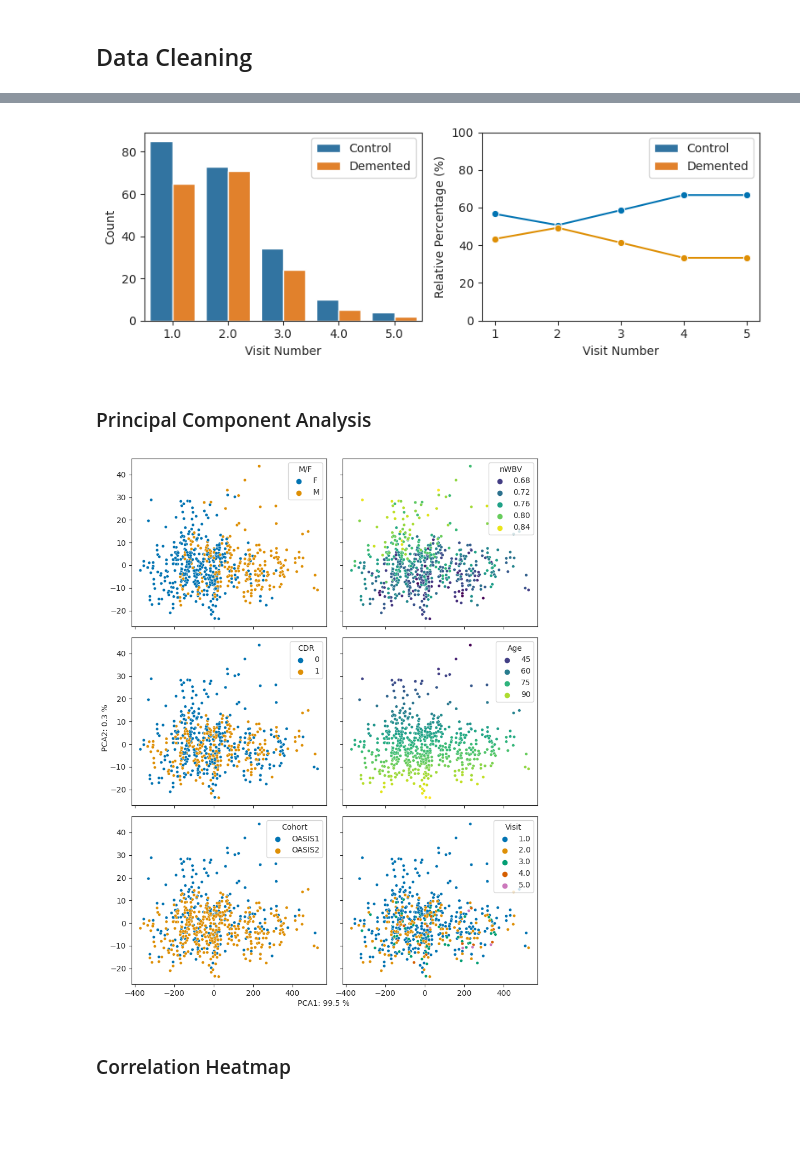
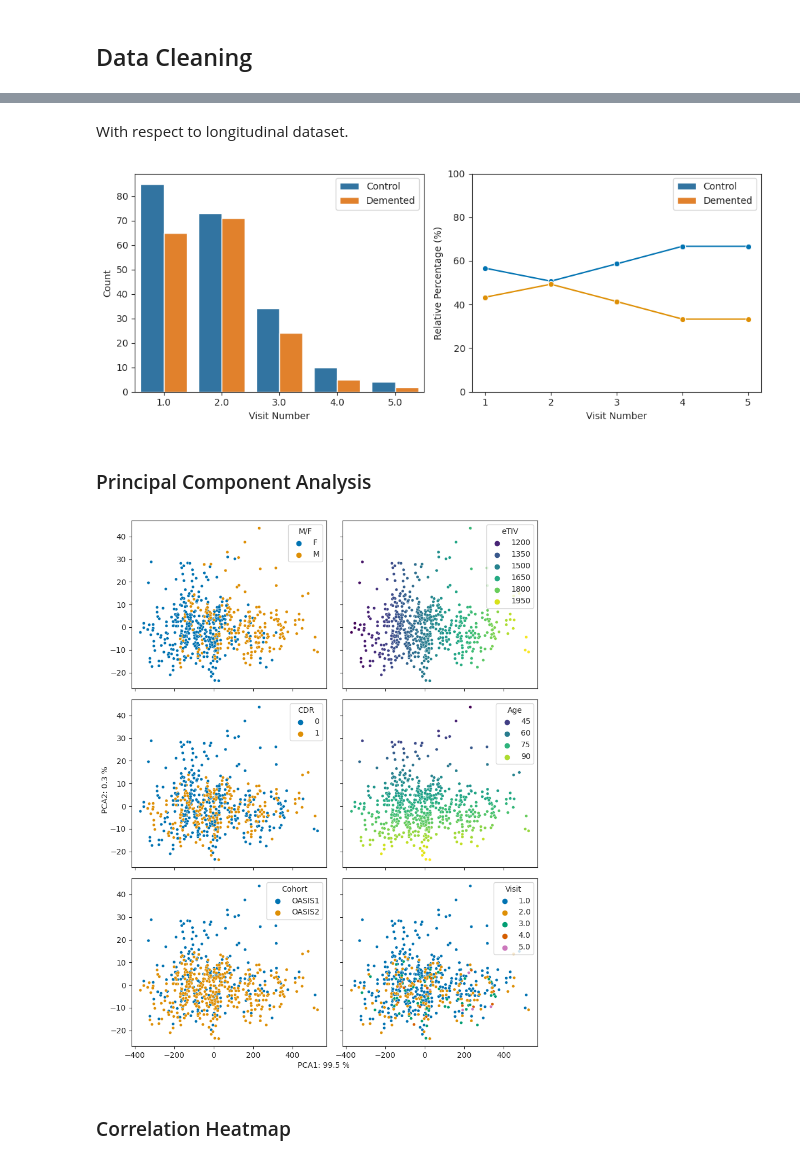
Before and after one commit to RiboRings/AlzheimerPrediction, a Jupyter notebook: learning-about-ad.ipynb, the cells around one changed output, grey strips where cells are left out. Cells and saved outputs as stored; diff of their text form; code cells hidden in the pictures; blank space fills up the shorter version.

```diff
--- a/learning-about-ad.ipynb
+++ b/learning-about-ad.ipynb
@@ -68,0 +80,13 @@ plt.tight_layout()
+# %%
+fig, axes = plt.subplots(2, 2)
+
+fig.set_figheight(6)
+fig.set_figwidth(9)
+sns.set_style("ticks")
+
+sns.boxplot(df_cross, x="CDR", y="Age", color="gray", ax=axes[0, 0])
+sns.boxplot(df_cross, x="CDR", y="MMSE", color="gray", ax=axes[1, 0])
+sns.boxplot(df_cross, x="CDR", y="eTIV", color="gray", ax=axes[0, 1])
+sns.boxplot(df_cross, x="CDR", y="nWBV", color="gray", ax=axes[1, 1])
+
+plt.tight_layout()
@@ -69,3 +95,5 @@ plt.tight_layout()
+# %% [markdown]
+With respect to longitudinal dataset.
 # %%
 grouped_df = df_long.groupby(["Visit", "CDR"]).size()
 size_arr = df_long.groupby("Visit").size().values
@@ -80,33 +108,34 @@ count_df["Percentage"] = count_df["Count"] / count_df["Visit"].map(lambda x: siz
 # %%
 ncol = 2
 fig, axes = plt.subplots(1, ncol)
 
-fig.set_figheight(3)
-fig.set_figwidth(8)
+fig.set_figheight(4)
+fig.set_figwidth(10)
 sns.set_style("ticks")
 
 sns.countplot(df_long, x="Visit", hue="CDR", ax=axes[0])
 axes[0].set_xlabel("Visit Number")
 axes[0].set_ylabel("Count")
 
 sns.lineplot(
     count_df, x="Visit", y="Percentage",
     hue="CDR", palette="colorblind",
     marker="o", ax=axes[1]
 )
 
 axes[1].set_xlabel("Visit Number")
 axes[1].set_ylabel("Relative Percentage (%)")
+axes[1].set_xticks(range(1, 6))
 axes[1].set_ylim(bottom=0, top=100)
 
 handles, _ = axes[0].get_legend_handles_labels()
 labels = dict(zip(["Control", "Demented"], handles))
 axes[0].legend(labels.values(), labels.keys())
 axes[1].legend(labels.values(), labels.keys())
 
 plt.tight_layout()
 # %% [output]
-[figure, old version]
+[figure, new version]
 # %% [markdown]
 ### Principal Component Analysis
 # %%
@@ -139,7 +168,7 @@ fig.set_figwidth(8)
 sns.set_style("ticks")
 
 plot_pca(red_dims, df["M/F"], axes[0, 0])
-plot_pca(red_dims, df["nWBV"], axes[0, 1], palette=my_palette)
+plot_pca(red_dims, df["eTIV"], axes[0, 1], palette=my_palette)
 plot_pca(red_dims, df["CDR"], axes[1, 0])
 plot_pca(red_dims, df["Age"], axes[1, 1], palette=my_palette)
 plot_pca(red_dims, df["Cohort"], axes[2, 0])
@@ -150,7 +179,7 @@ fig.text(0, 0.5, f"PCA2: {pca.explained_variance_ratio_[1] * 100:.1f} %", va="ce
 
 plt.tight_layout()
 # %% [output]
-[figure, old version]
+[figure, new version]
 # %% [markdown]
 ### Correlation Heatmap
 # %%
```
Also changed, not shown: parts of 11 cells of this notebook.
